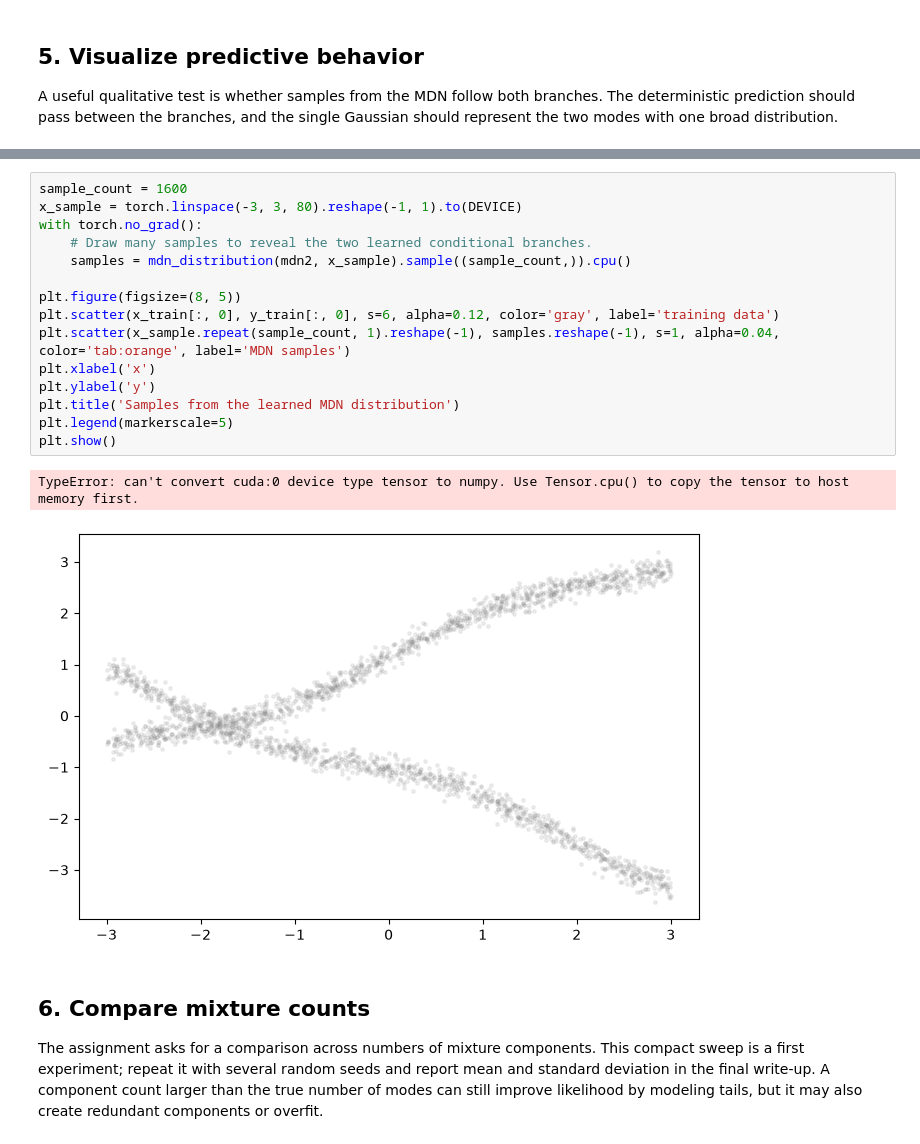
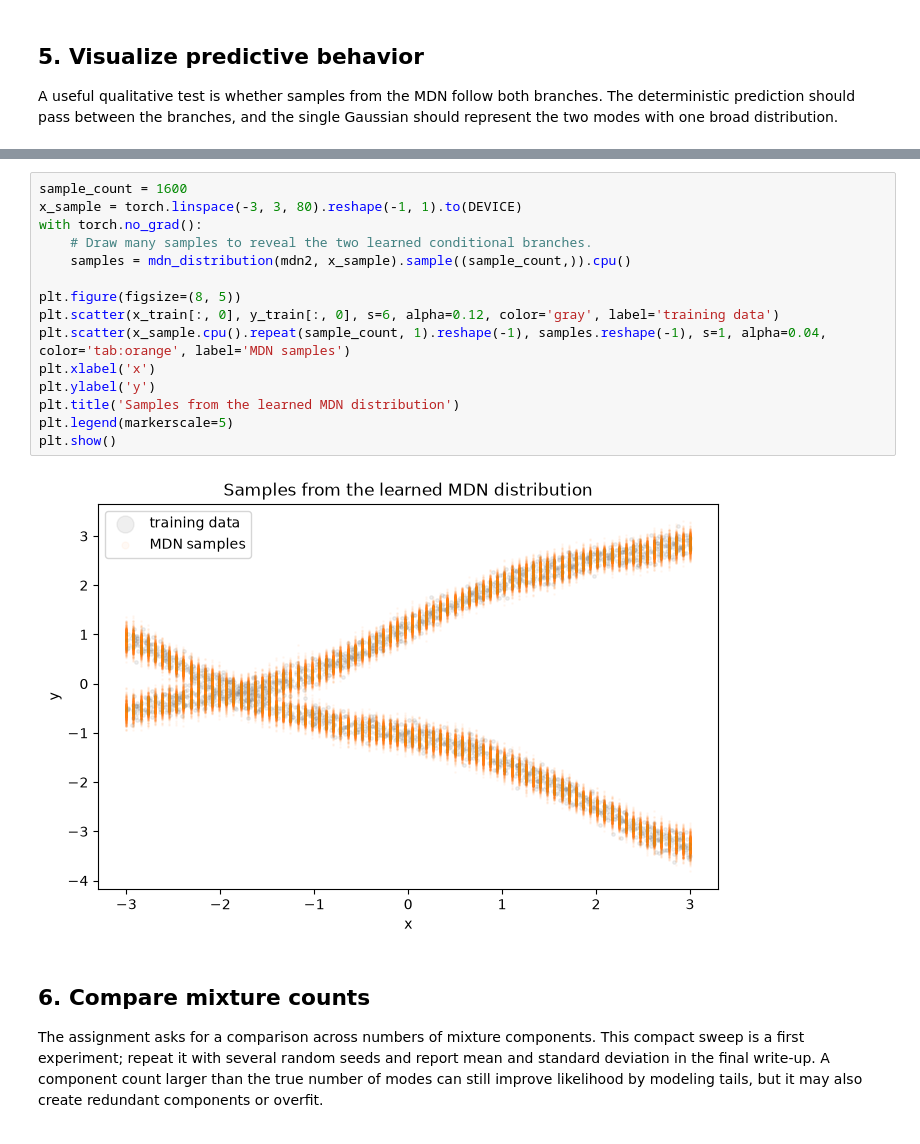
Before and after one commit to jvtricking/CS6956-MDN, a Jupyter notebook: mdn_2d_starter.ipynb, the cells around one changed output, grey strips where cells are left out. Saved outputs shown, nothing was run; the diff lists cells and outputs as text.

Commit message:
fixed bug in plotting samples from learned distribution, added legends to all plots

```diff
--- a/mdn_2d_starter.ipynb
+++ b/mdn_2d_starter.ipynb
@@ -313,21 +315,20 @@ plt.show()
 # %%
 sample_count = 1600
 x_sample = torch.linspace(-3, 3, 80).reshape(-1, 1).to(DEVICE)
 with torch.no_grad():
     # Draw many samples to reveal the two learned conditional branches.
     samples = mdn_distribution(mdn2, x_sample).sample((sample_count,)).cpu()
 
 plt.figure(figsize=(8, 5))
 plt.scatter(x_train[:, 0], y_train[:, 0], s=6, alpha=0.12, color='gray', label='training data')
-plt.scatter(x_sample.repeat(sample_count, 1).reshape(-1), samples.reshape(-1), s=1, alpha=0.04, color='tab:orange', label='MDN samples')
+plt.scatter(x_sample.cpu().repeat(sample_count, 1).reshape(-1), samples.reshape(-1), s=1, alpha=0.04, color='tab:orange', label='MDN samples')
 plt.xlabel('x')
 plt.ylabel('y')
 plt.title('Samples from the learned MDN distribution')
 plt.legend(markerscale=5)
 plt.show()
 # %% [output]
-TypeError: can't convert cuda:0 device type tensor to numpy. Use Tensor.cpu() to copy the tensor to host memory first.
-[figure, old version]
+[figure, new version]
 # %% [markdown]
 ## 6. Compare mixture counts
 
```
Also changed, not shown: parts of 1 cell of this notebook.
